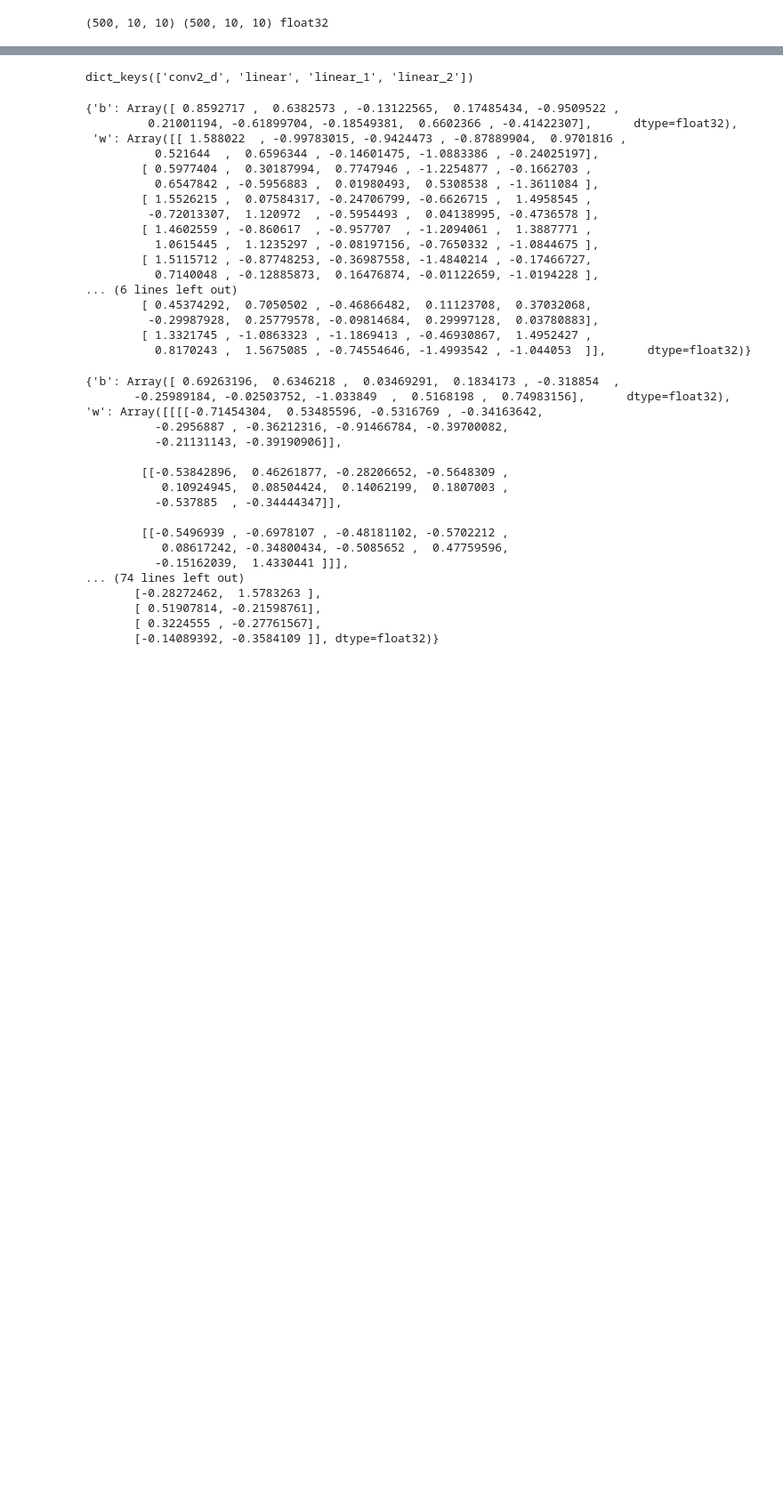
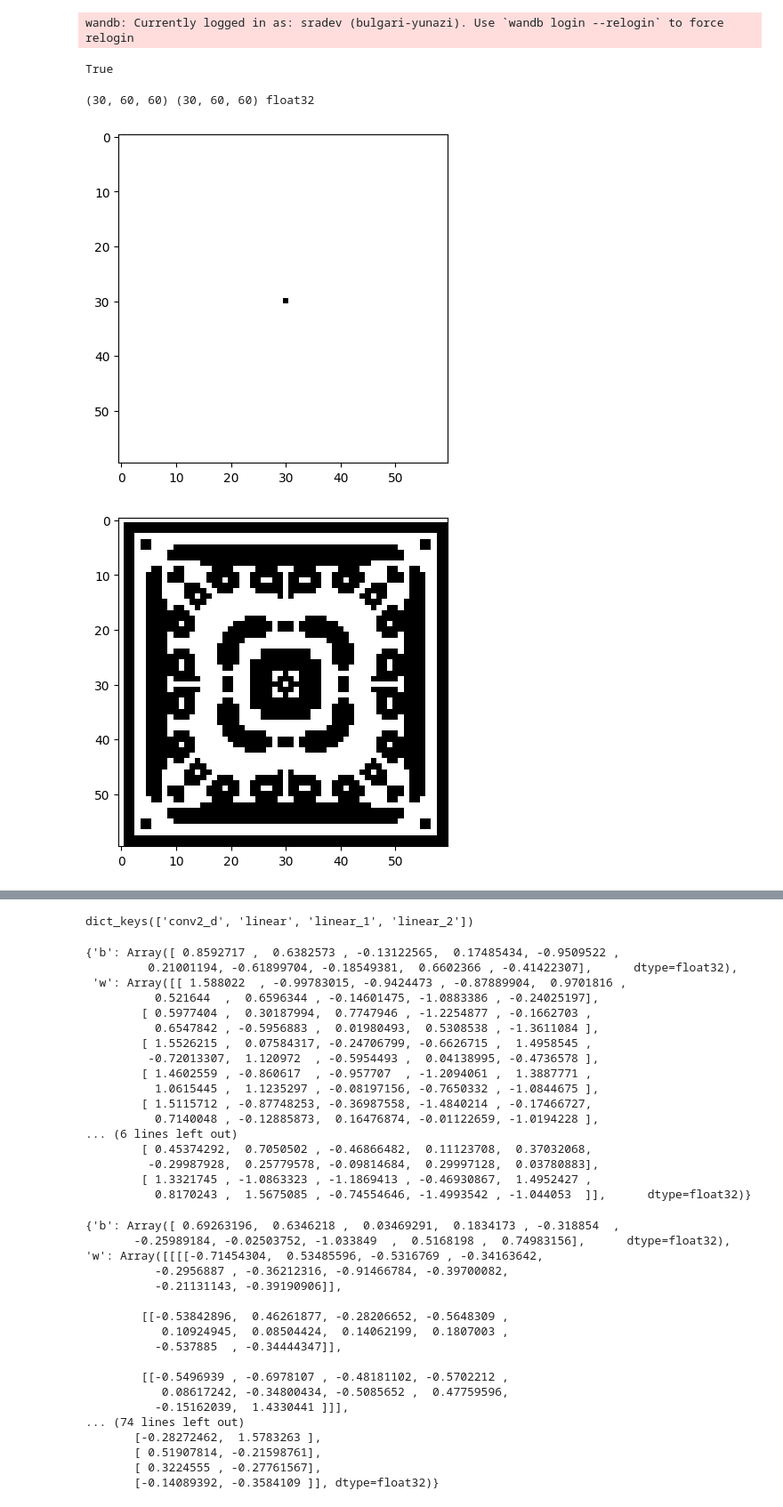
Before and after one commit to Radevsi/convoca_jax, a Jupyter notebook: train.ipynb, the cells around one changed output, grey strips where cells are left out. Shown at 89% size. Cells and saved outputs as stored; diff of their text form; code cells hidden in the pictures; blank space fills up the shorter version.

```diff
--- a/train.ipynb
+++ b/train.ipynb
@@ -36,18 +36,22 @@ from model import network_fn, logit_to_preds
 from dataloader import make_game_of_life, dataloader
 from trainer import Trainer, Batch, TrainState
 
-# wandb.login()
+wandb.login()
+# %% [output]
+wandb: Currently logged in as: sradev (bulgari-yunazi). Use `wandb login --relogin` to force relogin
+True
 # %%
 ## First we create a config file
 
 # Some hyperparameters
 num_classes = 2  # number of classes per cell (i.e. bits)
-wspan, hspan = 10, 10  # height and width of grid
+wspan, hspan = 60, 60  # height and width of grid
 layer_dims = [10, 10, 10]
+train_size = 30
 
 # Create a dictionary of hyperparameters
 config = {
-    "train_size": 500,          # number of samples
+    "train_size": train_size,          # number of samples
     "wspan": wspan,             # width of grid
     "hspan": hspan,             # height of grid
     "num_classes": num_classes, # number of states for each cell
@@ -66,4 +70,21 @@ X_train, Y_train = generate_gol_data(
 
 print(X_train.shape, Y_train.shape, X_train.dtype)
 # %% [output]
-(500, 10, 10) (500, 10, 10) float32
+(30, 60, 60) (30, 60, 60) float32
+# %%
+# initialize a 60x60 2D cellular automaton
+cellular_automaton = cpl.init_simple2d(wspan, hspan)
+
+cpl.plot2d(cellular_automaton)
+
+# evolve the cellular automaton for 30 time steps,
+#  applying totalistic rule 126 to each cell with a Moore neighbourhood
+cellular_automaton = cpl.evolve2d(cellular_automaton, timesteps=train_size, neighbourhood='Moore',
+                                  apply_rule=lambda n, c, t: cpl.totalistic_rule(n, k=num_classes, rule=126),
+                                  memoize=True
+                                 )
+
+cpl.plot2d(cellular_automaton)
+# %% [output]
+[figure, added]
+[figure, added]
```
Also changed, not shown: parts of 10 cells of this notebook, 2 other files.
